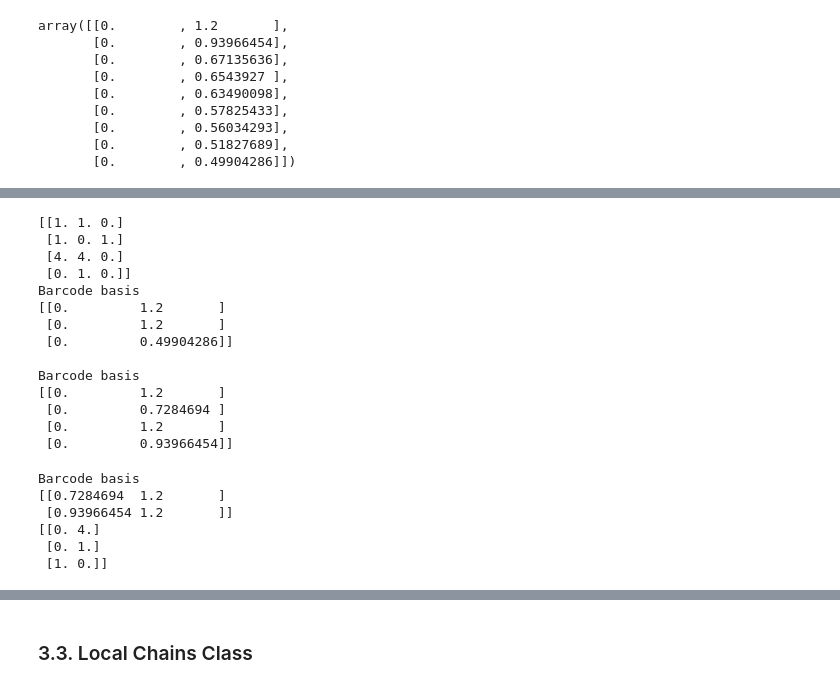
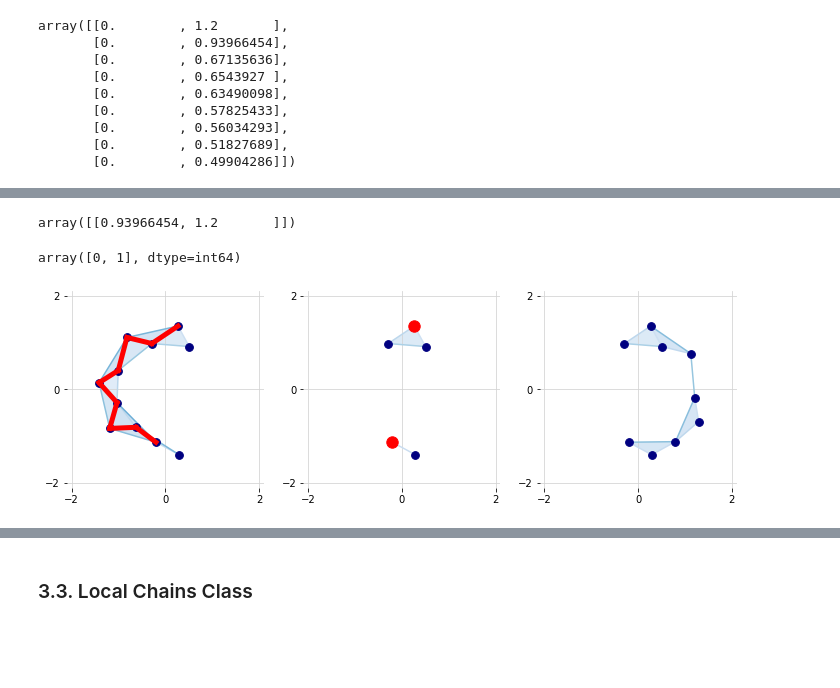
Before and after one commit to atorras1618/PerMaViss, a Jupyter notebook: examples/PerMaViss intro.ipynb, the cells around one changed output, grey strips where cells are left out. Saved outputs shown, nothing was run; the diff lists cells and outputs as text; code cells hidden in the pictures; blank space fills up the shorter version.

```diff
--- a/examples/PerMaViss intro.ipynb
+++ b/examples/PerMaViss intro.ipynb
@@ -769,34 +752,0 @@ Barcode basis
-# %%
-print(MV_ss.first_differential(1,0).T[selection][:,Bselection])
-print(barcode_basis(MV_ss.first_page_barcodes[1][0][Bselection]))
-print(barcode_basis(MV_ss.first_page_barcodes[0][0][Aselection]))
-# %% [output]
-[[1. 1. 0.]
- [1. 0. 1.]
- [4. 4. 0.]
- [0. 1. 0.]]
-Barcode basis
-[[0.         1.2       ]
- [0.         1.2       ]
- [0.         0.49904286]]
-
-Barcode basis
-[[0.         1.2       ]
- [0.         0.7284694 ]
- [0.         1.2       ]
- [0.         0.93966454]]
-# %%
-Aselection = [0,1,10,11]
-Bselection = [0,1,4]
-_, Ker, _ = image_kernel(barcode_basis(MV_ss.first_page_barcodes[1][0][Bselection]),
-                         barcode_basis(MV_ss.first_page_barcodes[0][0][Aselection]),
-                         MV_ss.first_differential(1,0).T[selection][:,Bselection], 5)
-
-print(Ker)
-# %% [output]
-Barcode basis
-[[0.7284694  1.2       ]
- [0.93966454 1.2       ]]
-[[0. 4.]
- [0. 1.]
- [1. 0.]]
@@ -803,3 +771,46 @@ Barcode basis
+# %%
+MV_ss.Hom[1][1][0].barcode
+# %% [output]
+array([[0.93966454, 1.2       ]])
+# %%
+rep_ker_intersect = point_IN_middle[np.nonzero(MV_ss.Hom_reps[1][1][0][0].coord[0][0])[0]]
+# %%
+left_rep_cycle = VR_left[1][np.nonzero(MV_ss.Hom_reps[1][1][0][1].coord[0][0])[0]]
+# %%
+np.nonzero(MV_ss.Hom_reps[1][1][0][0].coord[0][0])[0]
+# %% [output]
+array([0, 1], dtype=int64)
+# %%
+fig = plt.figure(figsize=(12,6))
+ax1 = fig.add_subplot(1,3,1)
+ax2 = fig.add_subplot(1,3,2)
+ax3 = fig.add_subplot(1,3,3)
+
+Dist_X_middle = dist.squareform(dist.pdist(X_middle))
+
+VR_middle, R_middle = vietoris_rips(Dist_X_middle, max_r, max_dim)
+
+plot_complex_noisy_circle(VR_left, R_left, max_r, X_left, ax1)
+ax1.set_aspect('equal')
+
+for e in left_rep_cycle:
+    e_points = X_left[e]
+    ax1.plot(e_points[:,0], e_points[:,1], linewidth=5, c='red', zorder=3)
+
+plot_complex_noisy_circle(VR_middle, R_middle, max_r, X_middle, ax2)
+ax2.set_aspect('equal')
+
+plot_complex_noisy_circle(VR_right, R_right, max_r, X_right, ax3)
+ax3.set_aspect('equal')
+
+points_rep_intersect = X[rep_ker_intersect]
+
+ax2.scatter(points_rep_intersect[:,0], points_rep_intersect[:,1], c='red', s=130, zorder=4)
+
+
+plt.show()
+# %% [output]
+[figure, added]
 # %%
 bases_0_row = [barcode_basis(MV_ss.first_page_barcodes[0][0]), barcode_basis(MV_ss.first_page_barcodes[1][0]), barcode_basis([])]
 cech_morphisms_0_row = [0, MV_ss.first_differential(1,0).T, 0]
```
Also changed, not shown: parts of 10 cells of this notebook.
